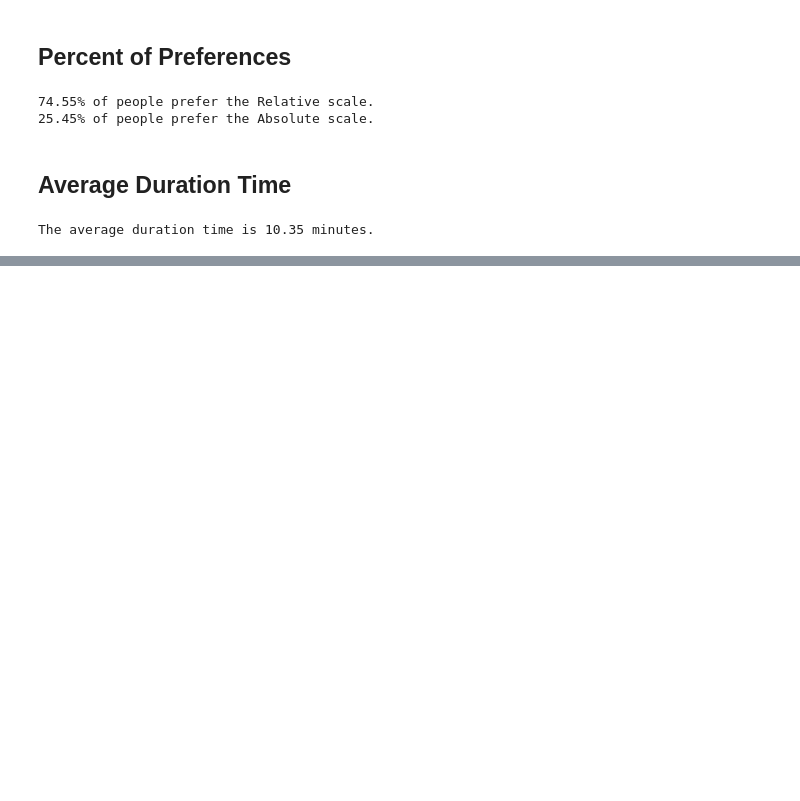
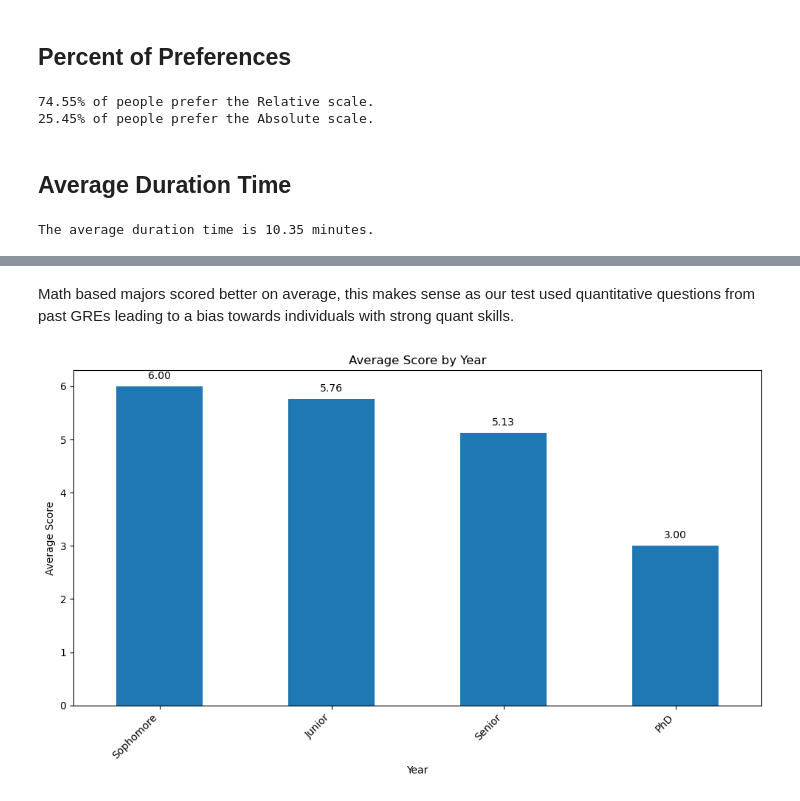
Before and after one commit to rsm-jee005/MGTA458Pilot, a Jupyter notebook: PilotAnalysis.ipynb, the cells around one changed output, grey strips where cells are left out. Drawn from its saved outputs; the diff is of its cells as text; code cells hidden in the pictures; blank space fills up the shorter version.

```diff
--- a/PilotAnalysis.ipynb
+++ b/PilotAnalysis.ipynb
@@ -499,0 +504,35 @@ The average duration time is 10.35 minutes.
+# %% [markdown]
+Math based majors scored better on average, this makes sense as our test used quantitative questions from past GREs leading to a bias towards individuals with strong quant skills.
+# %%
+import pandas as pd
+import matplotlib.pyplot as plt
+
+# Assuming df_filtered is your DataFrame
+# Calculate the average score by year
+avg_score_by_year = df_filtered.groupby('Year')['Score'].mean()
+
+# Reordering the index according to your specified order
+order = ['Sophomore', 'Junior', 'Senior', 'PhD']
+avg_score_by_year = avg_score_by_year.reindex(order)
+
+# Plotting the histogram
+plt.figure(figsize=(10, 6))
+bars = avg_score_by_year.plot(kind='bar')
+plt.title('Average Score by Year')
+plt.xlabel('Year')
+plt.ylabel('Average Score')
+plt.xticks(rotation=45, ha='right')  # Rotate the x-axis labels for better readability
+
+# Annotating each bar with its value
+for p in bars.patches:
+    bars.annotate(format(p.get_height(), '.2f'),
+                   (p.get_x() + p.get_width() / 2., p.get_height()),
+                   ha = 'center',
+                   va = 'center',
+                   xytext = (0, 10),
+                   textcoords = 'offset points')
+
+plt.tight_layout()  # Adjust layout to make room for the rotated x-axis labels
+plt.show()
+# %% [output]
+[figure, added]
```
Also changed, not shown: parts of 13 cells of this notebook.
